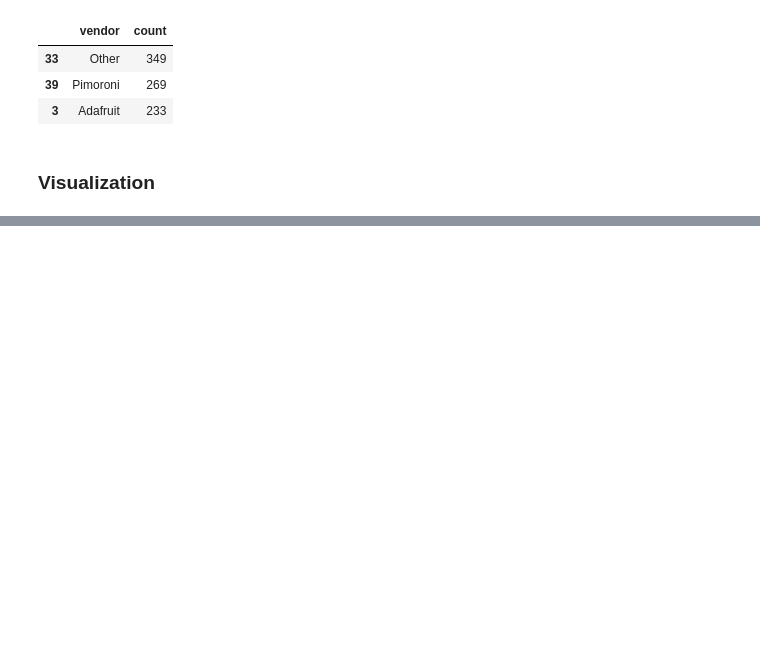
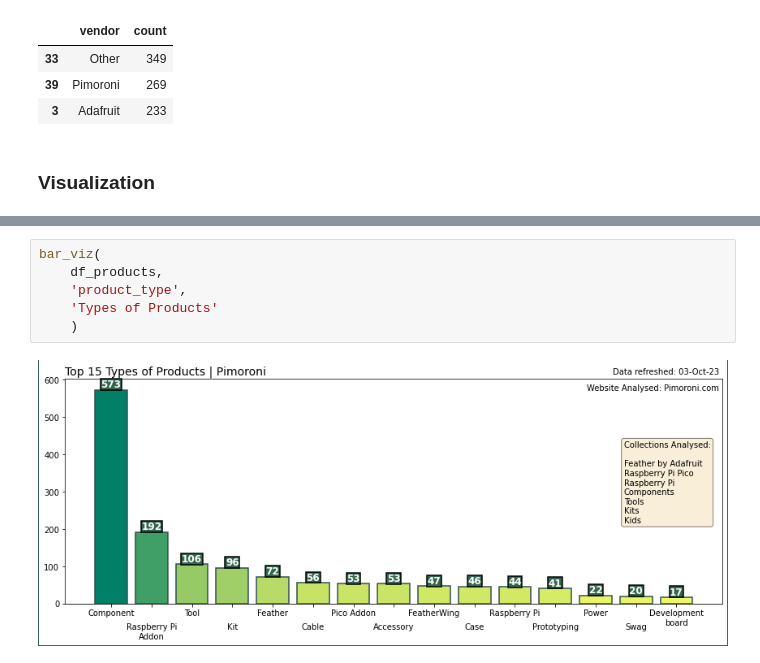
Before and after one commit to Filpill/amazon_scraper, a Jupyter notebook: pimoroni/json_requests.ipynb, the cells around one changed output, grey strips where cells are left out. Cells and saved outputs as stored; diff of their text form; blank space fills up the shorter version.

```diff
--- a/pimoroni/json_requests.ipynb
+++ b/pimoroni/json_requests.ipynb
@@ -209,0 +222,8 @@ for tick in ax.xaxis.get_major_ticks()[1::2]:
+# %%
+bar_viz(
+    df_products,
+    'product_type',
+    'Types of Products'
+    )
+# %% [output]
+[figure, added]
```
Also changed, not shown: parts of 2 cells of this notebook, 2 other files.
